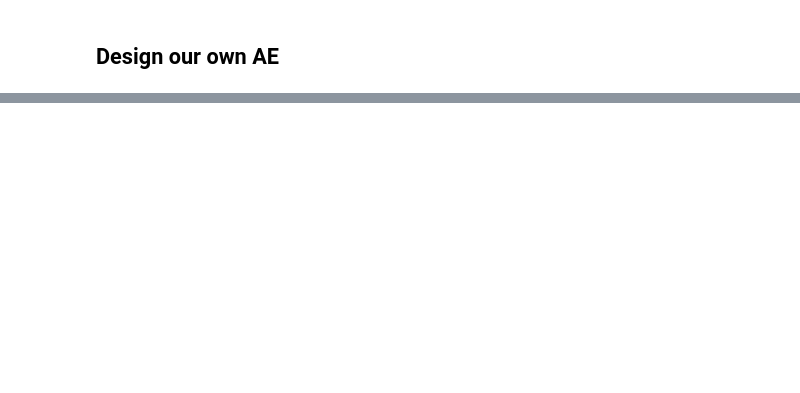
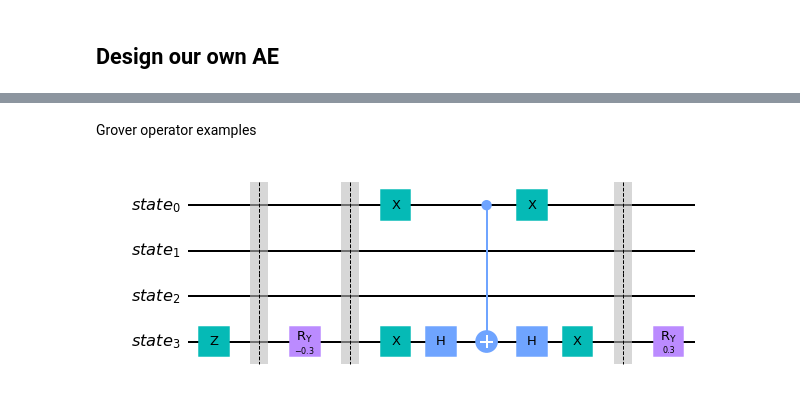
Before and after one commit to sergiogh/upc_credit_risk, a Jupyter notebook: Amplitude Estimation v2.ipynb, the cells around one changed output, grey strips where cells are left out. Drawn from its saved outputs; the diff is of its cells as text; code cells hidden in the pictures; blank space fills up the shorter version.

```diff
--- a/Amplitude Estimation v2.ipynb
+++ b/Amplitude Estimation v2.ipynb
@@ -218,0 +181,12 @@ for i in counts:
+# %% [markdown]
+Grover operator examples
+# %%
+oracle = QuantumCircuit(4)
+oracle.z(3)
+reflection_qubits = [0, 3]
+state_preparation = QuantumCircuit(4)
+state_preparation.ry(0.3, 3)
+grover_op = GroverOperator(oracle, state_preparation, reflection_qubits=reflection_qubits, insert_barriers=True)
+grover_op.draw('mpl')
+# %% [output]
+[figure, added]
```
Also changed, not shown: parts of 12 cells of this notebook, 1 other file.
